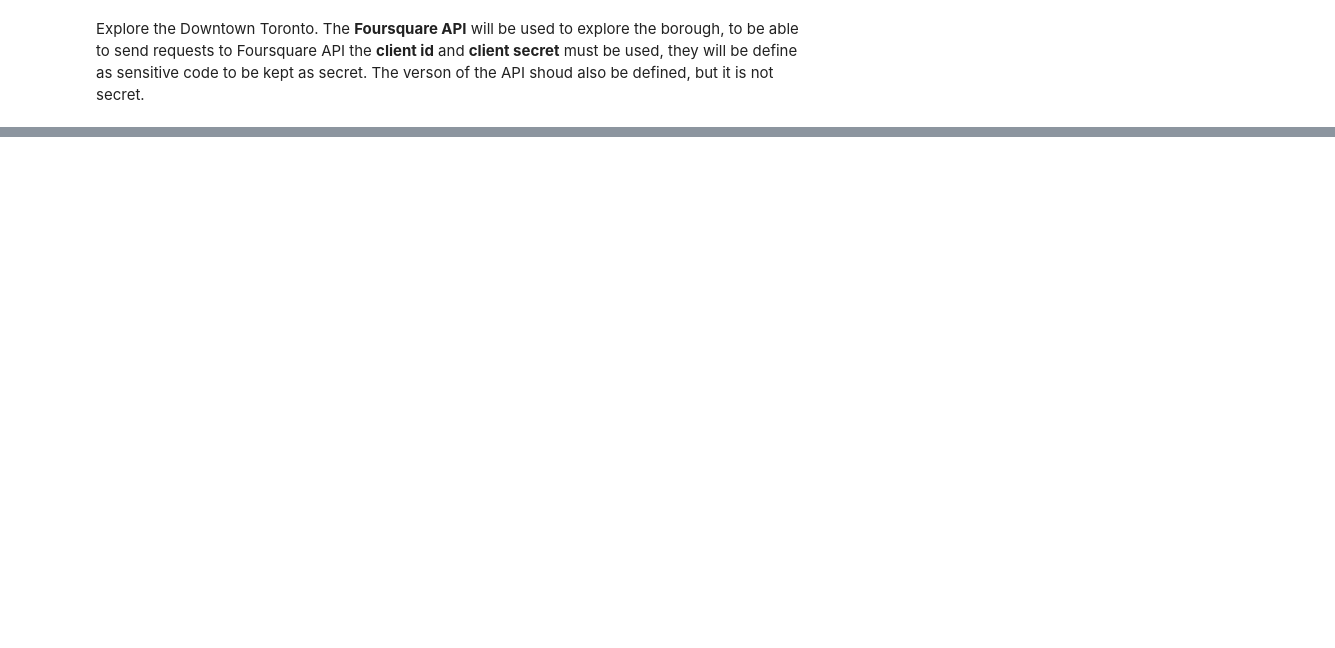
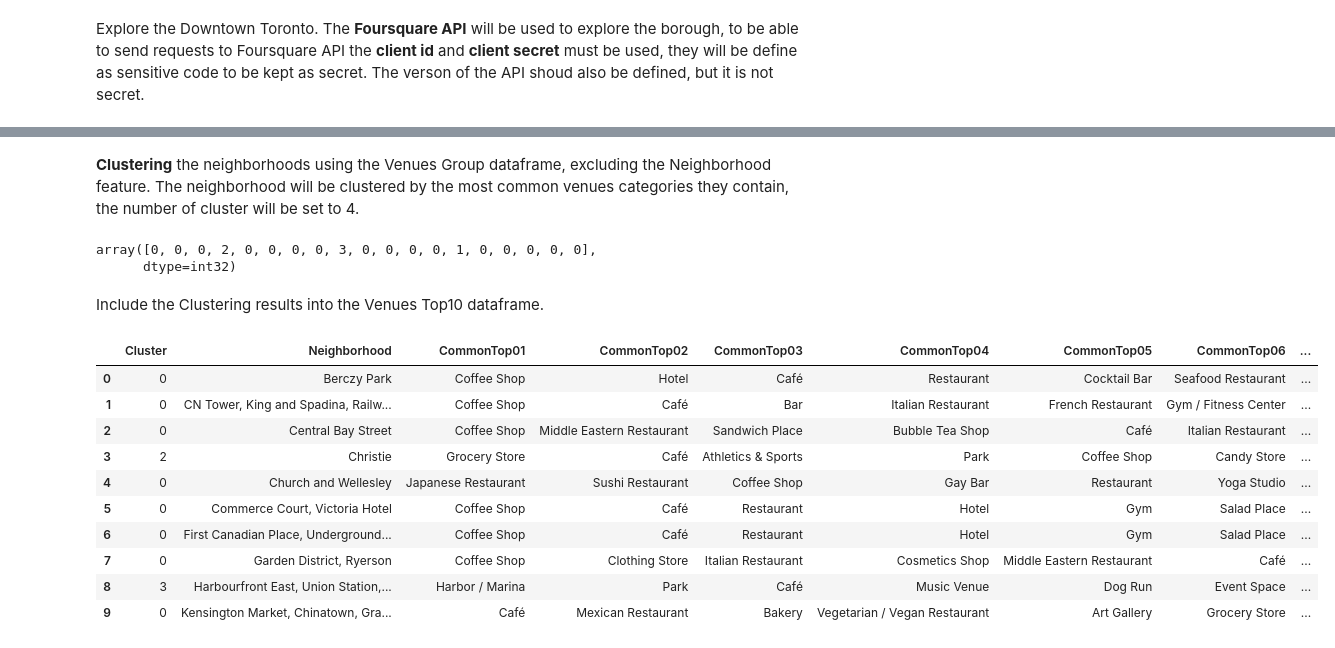
Before and after one commit to sjsilvabr/Coursera_Capstone, a Jupyter notebook: Toronto_Assignment.ipynb, the cells around one changed output, grey strips where cells are left out. Saved outputs shown, nothing was run; the diff lists cells and outputs as text; code cells hidden in the pictures; blank space fills up the shorter version.

```diff
--- a/Toronto_Assignment.ipynb
+++ b/Toronto_Assignment.ipynb
@@ -462,0 +645,11 @@ Still working on it.
+# %%
+# define the column names for the new dataframe
+columnnames = ['Neighborhood',
+               'CommonTop01','CommonTop02','CommonTop03','CommonTop04','CommonTop05',
+               'CommonTop06','CommonTop07','CommonTop08','CommonTop09','CommonTop10']
+
+# create the new dataframe
+dfvenues_top10 = pd.DataFrame(columns=columnnames)
+
+# get the neighborhoods from Venues Group dataframe
+dfvenues_top10['Neighborhood'] = dfvenues_grp['Neighborhood']
@@ -462,0 +658,6 @@ Still working on it.
+# %%
+def return_most_common_venues(row, num_top_venues):
+    row_categories = row.iloc[1:]
+    row_categories_sorted = row_categories.sort_values(ascending=False)
+
+    return row_categories_sorted.index.values[0:num_top_venues]
@@ -462,0 +666,10 @@ Still working on it.
+# %%
+# set the limit of top to return
+numtop = 10
+
+# run a loop to get the most common venues categories for each neighborhood
+for i in np.arange(dfvenues_grp.shape[0]):
+    dfvenues_top10.iloc[i,1:] = return_most_common_venues(dfvenues_grp.iloc[i,:], numtop)
+
+# show the first 10 observations
+dfvenues_top10.head(10)
@@ -462,0 +688,37 @@ Still working on it.
+# %% [markdown]
+__Clustering__ the neighborhoods using the Venues Group dataframe, excluding the Neighborhood feature. The neighborhood will be clustered by the most common venues categories they contain, the number of cluster will be set to 4.
+# %%
+# set number of clusters
+k = 4
+
+# create a features dataframe to run the clustering model
+dfvenues_grp_clustering = dfvenues_grp.drop('Neighborhood', 1)
+
+# run k-means clustering
+kmeans = KMeans(n_clusters=k, random_state=0).fit(dfvenues_grp_clustering)
+
+# check cluster labels generated for each row in the dataframe
+kmeans.labels_
+# %% [output]
+array([0, 0, 0, 2, 0, 0, 0, 0, 3, 0, 0, 0, 0, 1, 0, 0, 0, 0, 0],
+      dtype=int32)
+# %% [markdown]
+Include the Clustering results into the Venues Top10 dataframe.
+# %%
+# include the cluster results into the Venues Top10 dataframe
+dfvenues_top10.insert(0, 'Cluster', kmeans.labels_)
+
+# show the first 10 observations
+dfvenues_top10.head(10)
+# %% [output]
+|  | Cluster | Neighborhood | CommonTop01 | CommonTop02 | CommonTop03 | CommonTop04 | CommonTop05 | CommonTop06 | ... |
+| 0 | 0 | Berczy Park | Coffee Shop | Hotel | Café | Restaurant | Cocktail Bar | Seafood Restaurant | ... |
+| 1 | 0 | CN Tower, King and Spadina, Railw... | Coffee Shop | Café | Bar | Italian Restaurant | French Restaurant | Gym / Fitness Center | ... |
+| 2 | 0 | Central Bay Street | Coffee Shop | Middle Eastern Restaurant | Sandwich Place | Bubble Tea Shop | Café | Italian Restaurant | ... |
+| 3 | 2 | Christie | Grocery Store | Café | Athletics & Sports | Park | Coffee Shop | Candy Store | ... |
+| 4 | 0 | Church and Wellesley | Japanese Restaurant | Sushi Restaurant | Coffee Shop | Gay Bar | Restaurant | Yoga Studio | ... |
+| 5 | 0 | Commerce Court, Victoria Hotel | Coffee Shop | Café | Restaurant | Hotel | Gym | Salad Place | ... |
+| 6 | 0 | First Canadian Place, Underground... | Coffee Shop | Café | Restaurant | Hotel | Gym | Salad Place | ... |
+| 7 | 0 | Garden District, Ryerson | Coffee Shop | Clothing Store | Italian Restaurant | Cosmetics Shop | Middle Eastern Restaurant | Café | ... |
+| 8 | 3 | Harbourfront East, Union Station,... | Harbor / Marina | Park | Café | Music Venue | Dog Run | Event Space | ... |
+| 9 | 0 | Kensington Market, Chinatown, Gra... | Café | Mexican Restaurant | Bakery | Vegetarian / Vegan Restaurant | Art Gallery | Grocery Store | ... |
```
Also changed, not shown: parts of 55 cells of this notebook.
